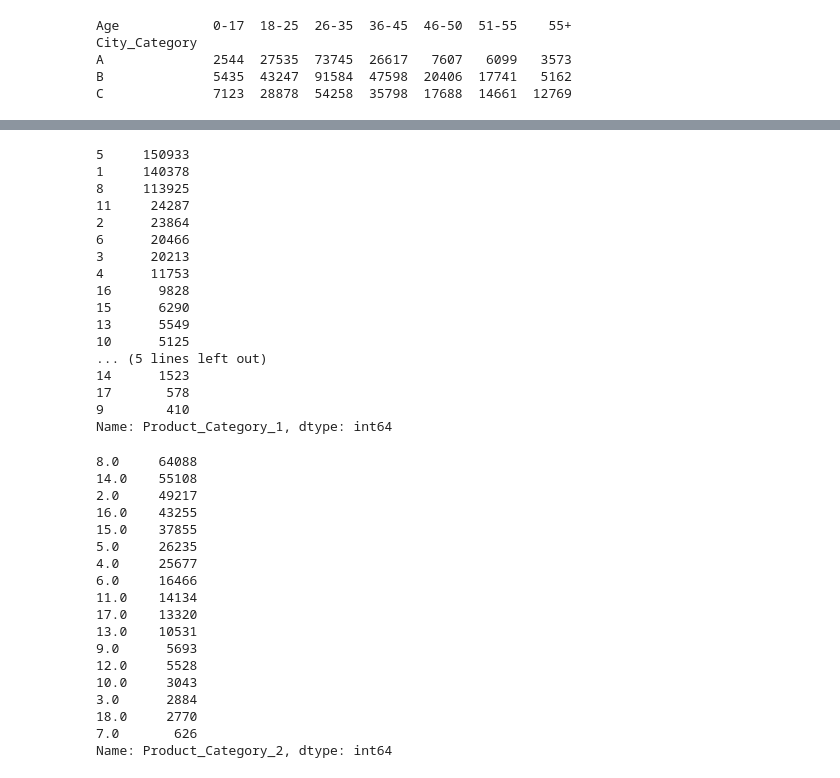
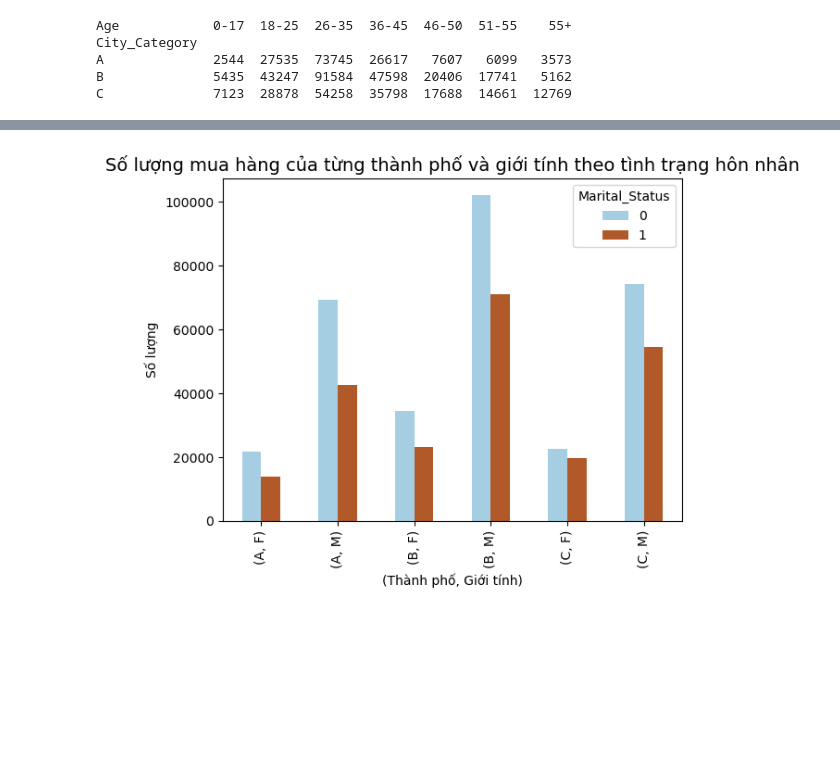
Before and after one commit to nguyenminhthuy/da-course-cybersoft, a Jupyter notebook: DA08-DAGK-NMT.ipynb, the cells around one changed output, grey strips where cells are left out. Cells and saved outputs as stored; diff of their text form; code cells hidden in the pictures; blank space fills up the shorter version.

```diff
--- a/DA08-DAGK-NMT.ipynb
+++ b/DA08-DAGK-NMT.ipynb
@@ -78,3 +30,6 @@ City_Category
 A              2544  27535  73745  26617   7607   6099   3573
 B              5435  43247  91584  47598  20406  17741   5162
 C              7123  28878  54258  35798  17688  14661  12769
+# %%
+counts_city_bygendermst = df.groupby(['City_Category', 'Gender','Marital_Status']).City_Category.count().unstack()
+print(counts_city_bygendermst)
@@ -97,45 +133,13 @@ print('People form City B are purchasing more items.')
 People form City B are purchasing more items.
-# %%
-counts_product_cat1 = df['Product_Category_1'].value_counts()
-print(counts_product_cat1)
-# %% [output]
-5     150933
-1     140378
-8     113925
-11     24287
-2      23864
-6      20466
-3      20213
-4      11753
-16      9828
-15      6290
-13      5549
-10      5125
-... (5 lines left out)
-14      1523
-17       578
-9        410
-Name: Product_Category_1, dtype: int64
-# %%
-counts_product_cat2 = df['Product_Category_2'].value_counts()
-print(counts_product_cat2)
-# %% [output]
-8.0     64088
-14.0    55108
-2.0     49217
-16.0    43255
-15.0    37855
-5.0     26235
-4.0     25677
-6.0     16466
-11.0    14134
-17.0    13320
-13.0    10531
-9.0      5693
-12.0     5528
-10.0     3043
-3.0      2884
-18.0     2770
-7.0       626
-Name: Product_Category_2, dtype: int64
+# %%
+ax = counts_city_bygendermst.plot(kind='bar',stacked = False, colormap = 'Paired')
+
+plt.xlabel ('(Thành phố, Giới tính)')
+plt.ylabel ('Số lượng')
+plt.title('Số lượng mua hàng của từng thành phố và giới tính theo tình trạng hôn nhân',fontsize=14)
+plt.show()
+
+print('')
+# %% [output]
+[figure, added]
 # %%
```
Also changed, not shown: parts of 17 cells of this notebook.
